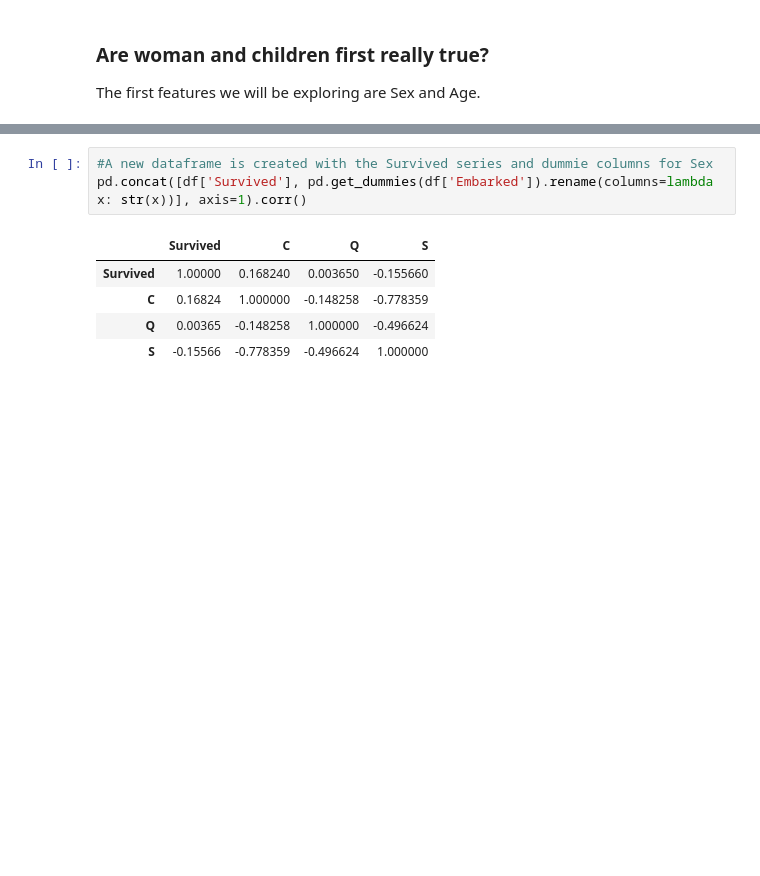
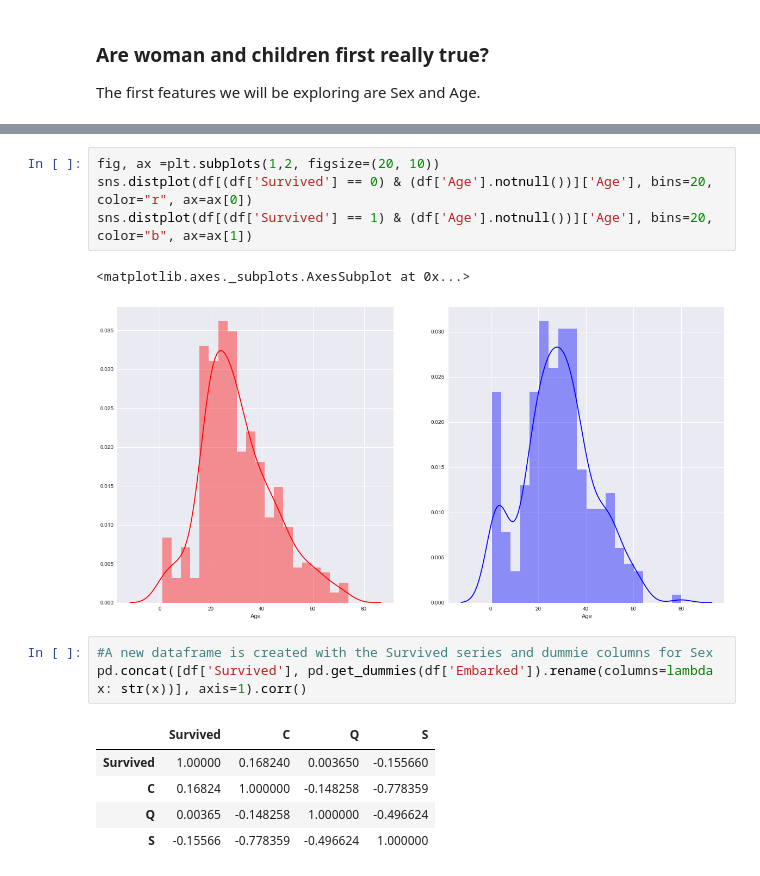
Before and after one commit to yaskyj/investigate-data-set, a Jupyter notebook: InvestigateTitanicData.ipynb, the cells around one changed output, grey strips where cells are left out. Drawn from its saved outputs; the diff is of its cells as text; blank space fills up the shorter version.

```diff
--- a/InvestigateTitanicData.ipynb
+++ b/InvestigateTitanicData.ipynb
@@ -98,3 +111,10 @@ sns.pointplot(x="Sex", y="Survived", data=df);
+# %%
+fig, ax =plt.subplots(1,2, figsize=(20, 10))
+sns.distplot(df[(df['Survived'] == 0) & (df['Age'].notnull())]['Age'], bins=20, color="r", ax=ax[0])
+sns.distplot(df[(df['Survived'] == 1) & (df['Age'].notnull())]['Age'], bins=20, color="b", ax=ax[1])
+# %% [output]
+<matplotlib.axes._subplots.AxesSubplot at 0x...>
+[figure, added]
 # %%
 #A new dataframe is created with the Survived series and dummie columns for Sex
 pd.concat([df['Survived'], pd.get_dummies(df['Embarked']).rename(columns=lambda x: str(x))], axis=1).corr()
```
Also changed, not shown: parts of 7 cells of this notebook.
